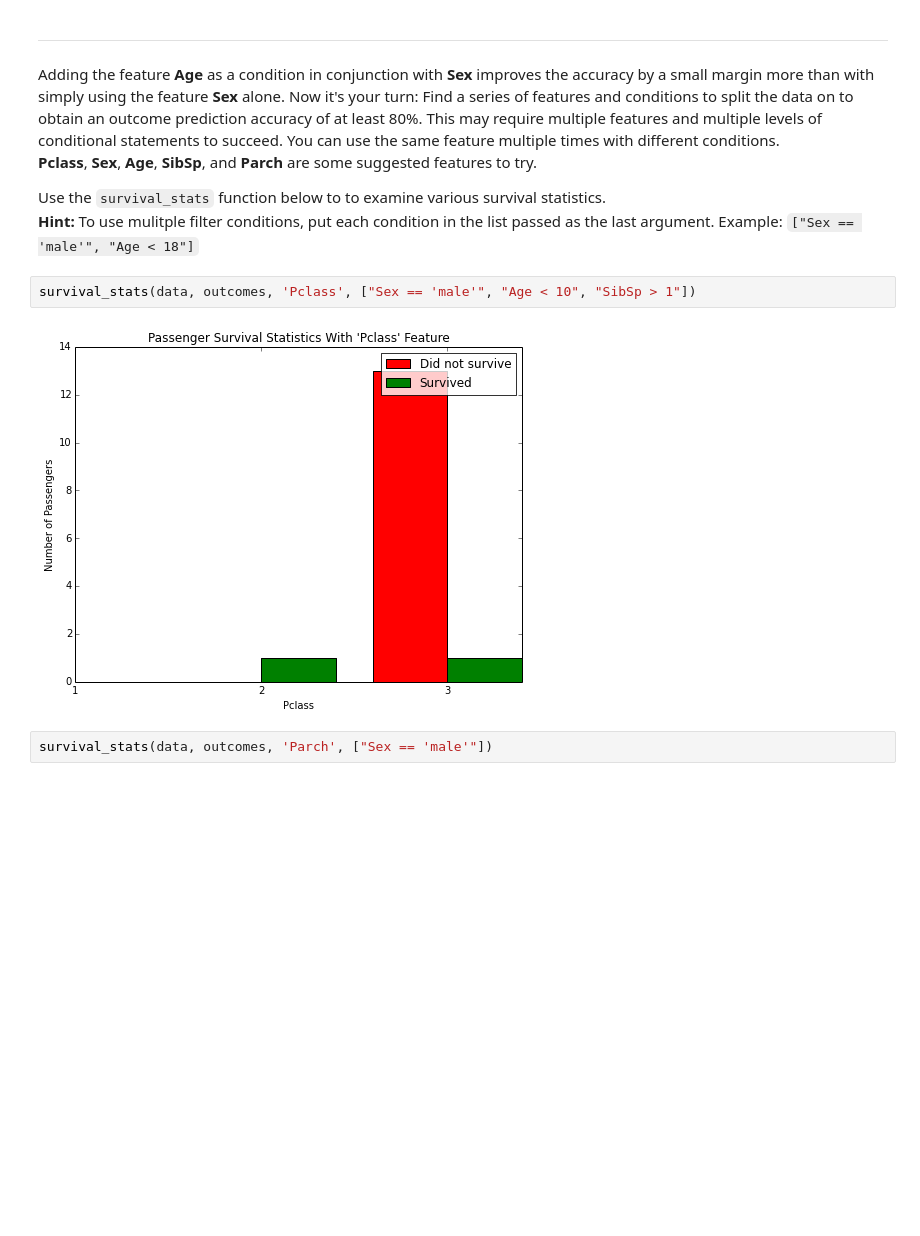
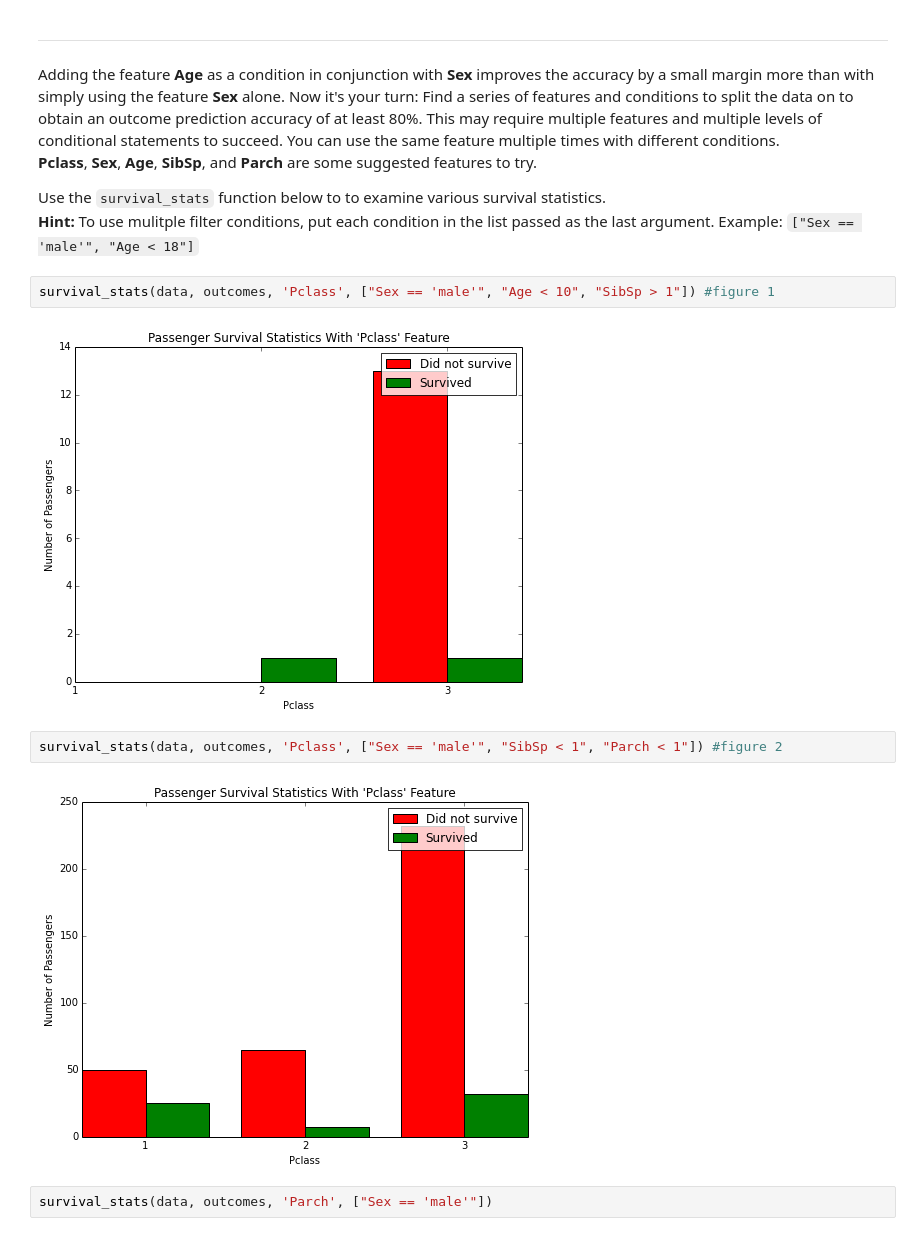
Before and after one commit to arrchana/my-machine-learning, a Jupyter notebook: projects/titanic_survival_exploration/Titanic_Survival_Exploration.ipynb, the cells around one changed output. Saved outputs shown, nothing was run; the diff lists cells and outputs as text; blank space fills up the shorter version.

```diff
--- a/projects/titanic_survival_exploration/Titanic_Survival_Exploration.ipynb
+++ b/projects/titanic_survival_exploration/Titanic_Survival_Exploration.ipynb
@@ -211,9 +211,13 @@ Adding the feature **Age** as a condition in conjunction with **Sex** improves t
 Use the `survival_stats` function below to to examine various survival statistics.
 **Hint:** To use mulitple filter conditions, put each condition in the list passed as the last argument. Example: `["Sex == 'male'", "Age < 18"]`
 # %%
-survival_stats(data, outcomes, 'Pclass', ["Sex == 'male'", "Age < 10", "SibSp > 1"])
+survival_stats(data, outcomes, 'Pclass', ["Sex == 'male'", "Age < 10", "SibSp > 1"]) #figure 1
 # %% [output]
 [figure]
+# %%
+survival_stats(data, outcomes, 'Pclass', ["Sex == 'male'", "SibSp < 1", "Parch < 1"]) #figure 2
+# %% [output]
+[figure, added]
 # %%
 survival_stats(data, outcomes, 'Parch', ["Sex == 'male'"])
 # %% [output]
```
Also changed, not shown: parts of 2 cells of this notebook, 2 other files.
